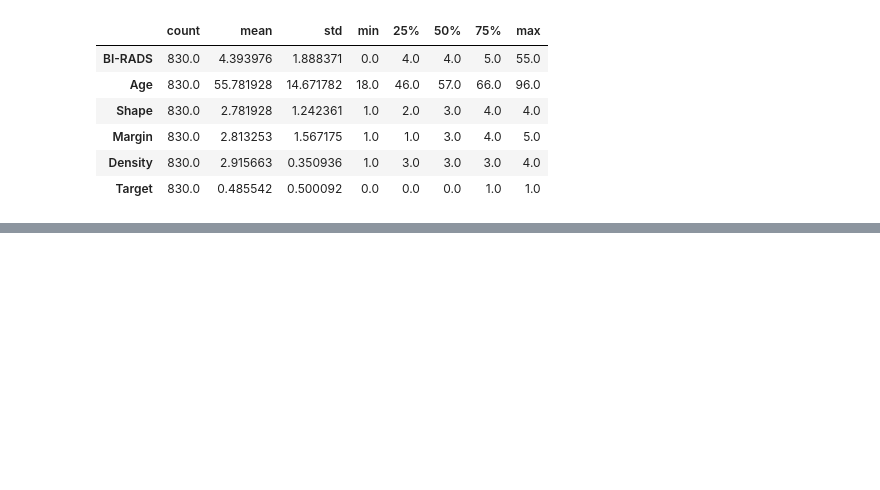
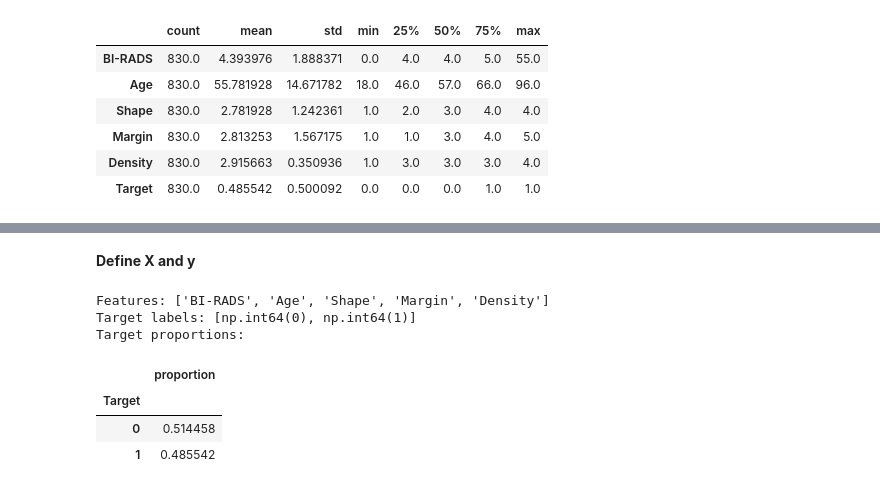
Before and after one commit to Jahura7/Mammographic_Mass_Classification_with_a_Decision_Tree, a Jupyter notebook: Mammographic_Mass_Classification_with_a_Decision_Tree.ipynb, the cells around one changed output, grey strips where cells are left out. Saved outputs shown, nothing was run; the diff lists cells and outputs as text; code cells hidden in the pictures; blank space fills up the shorter version.

```diff
--- a/Mammographic_Mass_Classification_with_a_Decision_Tree.ipynb
+++ b/Mammographic_Mass_Classification_with_a_Decision_Tree.ipynb
@@ -117,0 +155,18 @@ df.describe().T
+# %% [markdown]
+**Define X and y**
+# %%
+X = df[feature_columns]
+y = df[target_column].astype(int)
+
+print("Features:", feature_columns)
+print("Target labels:", sorted(y.unique()))
+print("Target proportions:")
+display(y.value_counts(normalize=True).sort_index().rename("proportion").to_frame())
+# %% [output]
+Features: ['BI-RADS', 'Age', 'Shape', 'Margin', 'Density']
+Target labels: [np.int64(0), np.int64(1)]
+Target proportions:
+|  | proportion |
+| Target |  |
+| 0 | 0.514458 |
+| 1 | 0.485542 |
```
Also changed, not shown: parts of 7 cells of this notebook.
